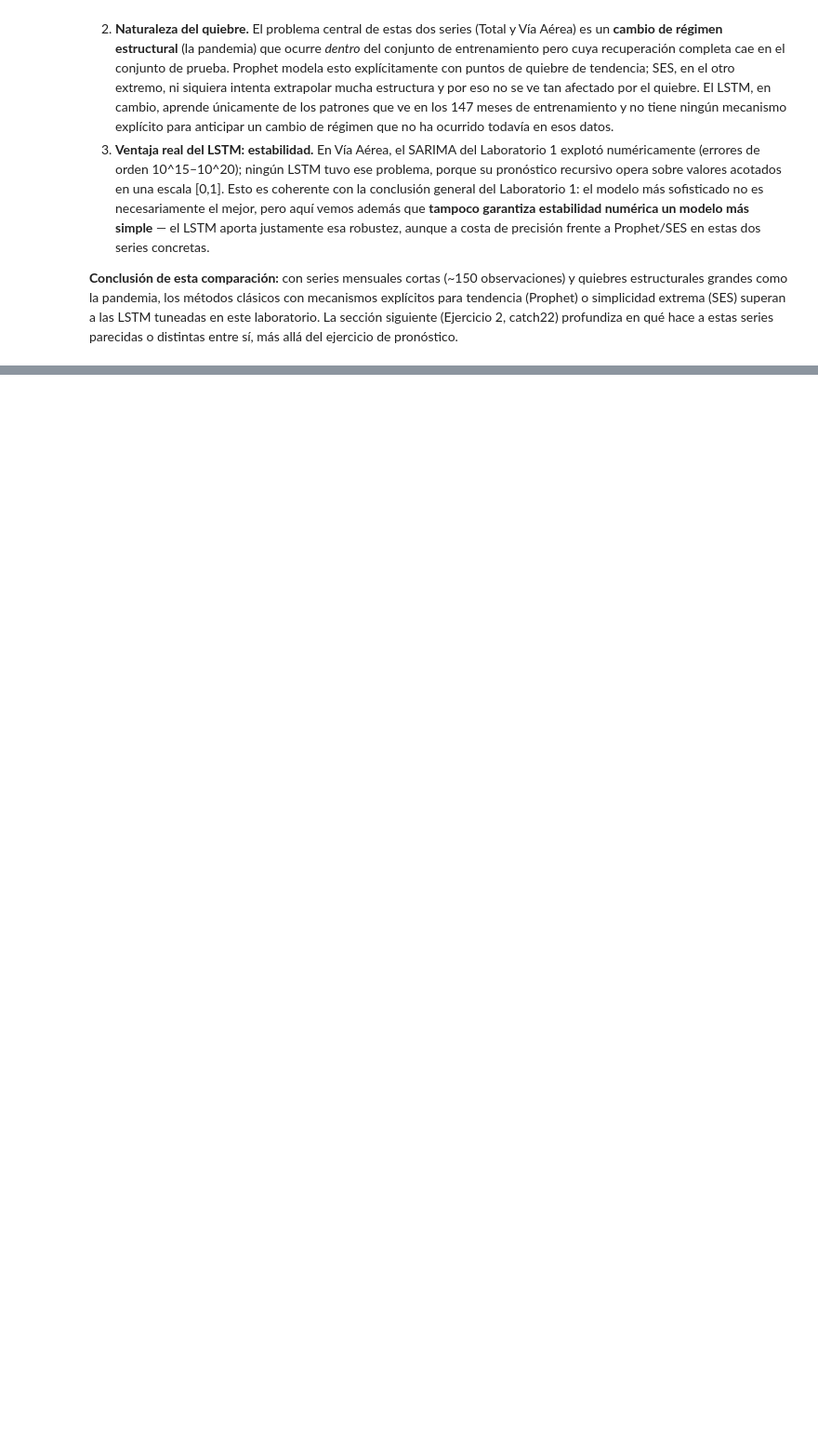
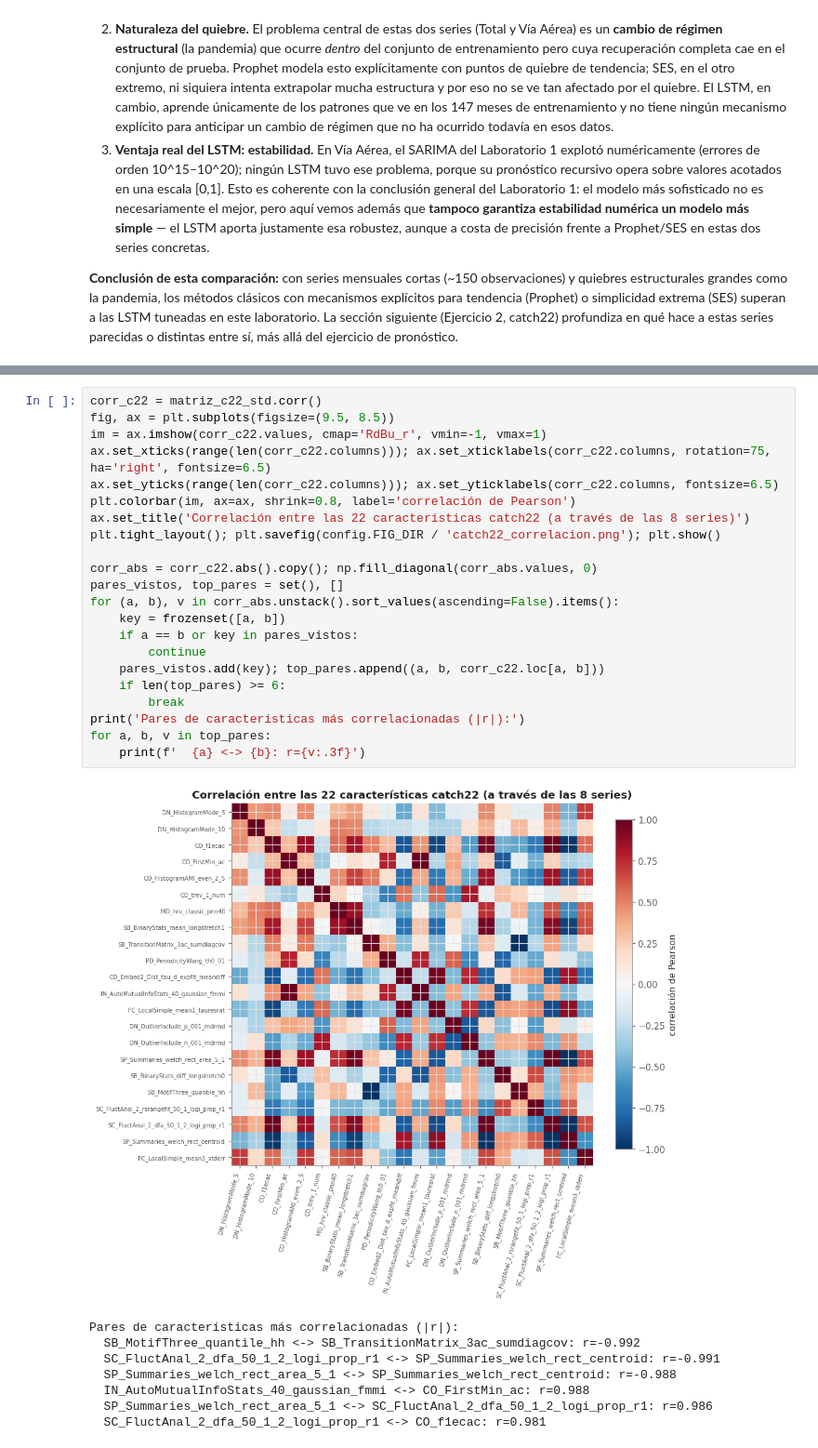
Before and after one commit to Dulce2004/CC3084-Data_Science, a Jupyter notebook: 04_deep_learning_lstm/notebooks/04_lstm_modelos.ipynb, the cells around one changed output, grey strips where cells are left out. Shown at 93% size. Cells and saved outputs as stored; diff of their text form; blank space fills up the shorter version.

```diff
--- a/04_deep_learning_lstm/notebooks/04_lstm_modelos.ipynb
+++ b/04_deep_learning_lstm/notebooks/04_lstm_modelos.ipynb
@@ -330,0 +504,31 @@ distintas entre sí, más allá del ejercicio de pronóstico.
+# %%
+corr_c22 = matriz_c22_std.corr()
+fig, ax = plt.subplots(figsize=(9.5, 8.5))
+im = ax.imshow(corr_c22.values, cmap='RdBu_r', vmin=-1, vmax=1)
+ax.set_xticks(range(len(corr_c22.columns))); ax.set_xticklabels(corr_c22.columns, rotation=75, ha='right', fontsize=6.5)
+ax.set_yticks(range(len(corr_c22.columns))); ax.set_yticklabels(corr_c22.columns, fontsize=6.5)
+plt.colorbar(im, ax=ax, shrink=0.8, label='correlación de Pearson')
+ax.set_title('Correlación entre las 22 características catch22 (a través de las 8 series)')
+plt.tight_layout(); plt.savefig(config.FIG_DIR / 'catch22_correlacion.png'); plt.show()
+
+corr_abs = corr_c22.abs().copy(); np.fill_diagonal(corr_abs.values, 0)
+pares_vistos, top_pares = set(), []
+for (a, b), v in corr_abs.unstack().sort_values(ascending=False).items():
+    key = frozenset([a, b])
+    if a == b or key in pares_vistos:
+        continue
+    pares_vistos.add(key); top_pares.append((a, b, corr_c22.loc[a, b]))
+    if len(top_pares) >= 6:
+        break
+print('Pares de características más correlacionadas (|r|):')
+for a, b, v in top_pares:
+    print(f'  {a} <-> {b}: r={v:.3f}')
+# %% [output]
+[figure, added]
+Pares de características más correlacionadas (|r|):
+  SB_MotifThree_quantile_hh <-> SB_TransitionMatrix_3ac_sumdiagcov: r=-0.992
+  SC_FluctAnal_2_dfa_50_1_2_logi_prop_r1 <-> SP_Summaries_welch_rect_centroid: r=-0.991
+  SP_Summaries_welch_rect_area_5_1 <-> SP_Summaries_welch_rect_centroid: r=-0.988
+  IN_AutoMutualInfoStats_40_gaussian_fmmi <-> CO_FirstMin_ac: r=0.988
+  SP_Summaries_welch_rect_area_5_1 <-> SC_FluctAnal_2_dfa_50_1_2_logi_prop_r1: r=0.986
+  SC_FluctAnal_2_dfa_50_1_2_logi_prop_r1 <-> CO_f1ecac: r=0.981
```
Also changed, not shown: parts of 11 cells of this notebook, 9 other files.
